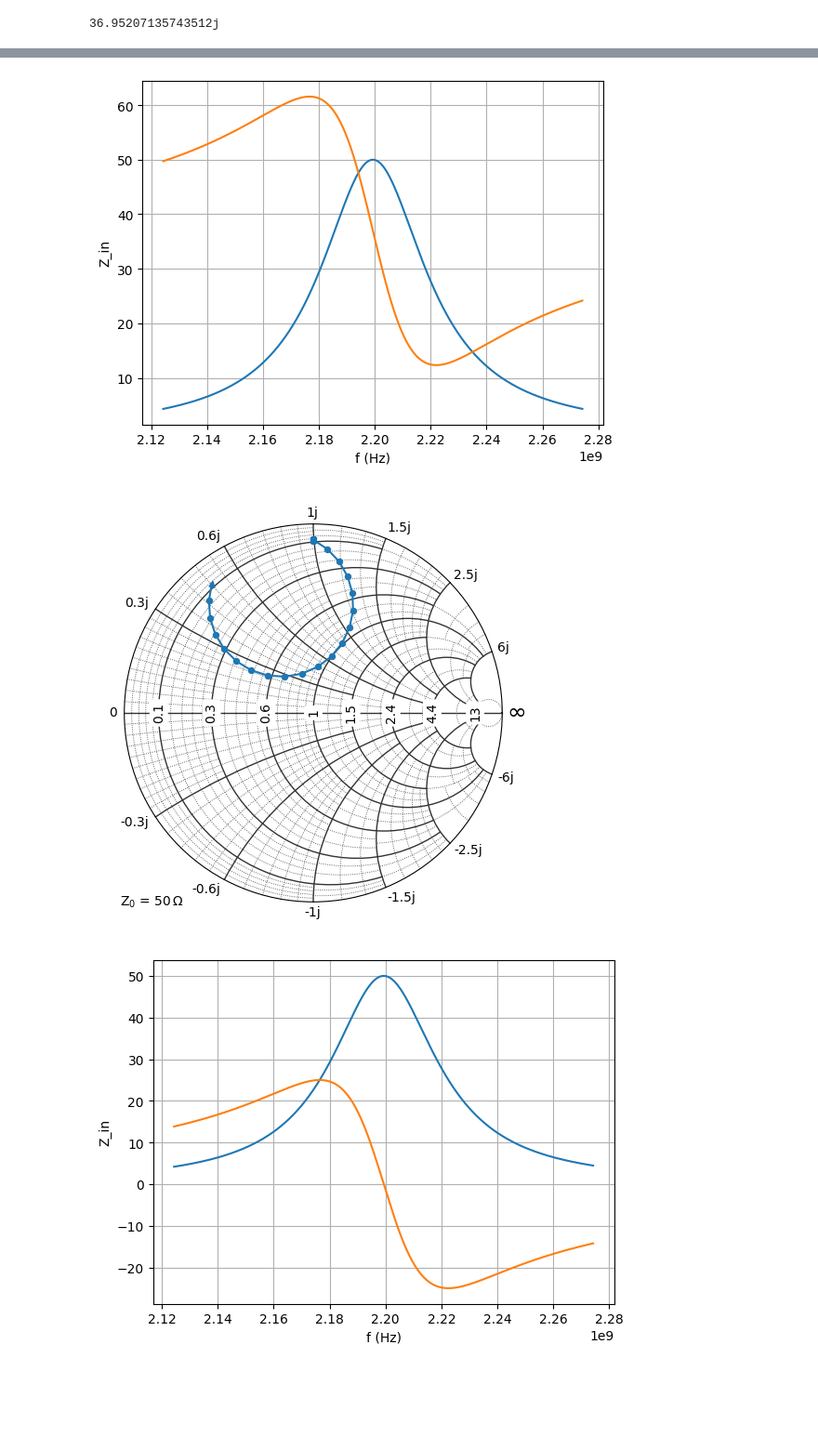
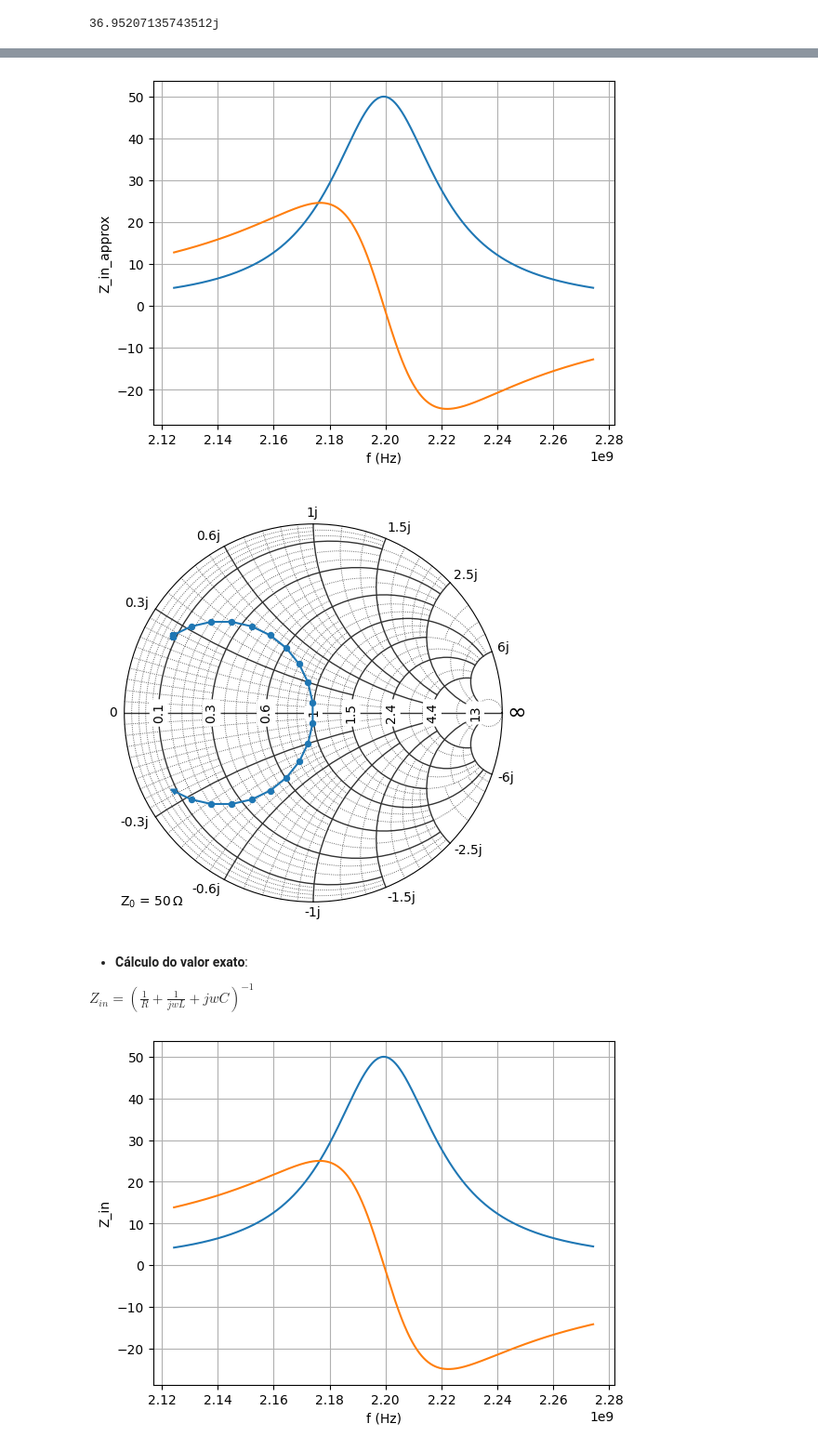
Before and after one commit to fbaltor/em-tools, a Jupyter notebook: resonator/resonators.ipynb, the cells around one changed output, grey strips where cells are left out. Shown at 93% size. Saved outputs shown, nothing was run; the diff lists cells and outputs as text; code cells hidden in the pictures; blank space fills up the shorter version.

```diff
--- a/resonator/resonators.ipynb
+++ b/resonator/resonators.ipynb
@@ -85,13 +102,3 @@ class RectangularResonator(object):
     def format_e(self, n):
         a = '%E' % n
         return a.split('E')[0].rstrip('0').rstrip('.') + 'E' + a.split('E')[1]
-# %%
-# Exercício Lab 6
-
-A = 45.95e-3
-B = A
-h = 1.6e-3
-
-epsilon_r = 4.4
-loss_tangent = 0.02
-condutancy = 5.8e7
@@ -153,6 +222,4 @@ X_L(f) # 36.95207135743512j
 # %%
-# f)
-
 # Approximation near w0
 
 R = 50
@@ -165,7 +232,7 @@ C = 1 / (w0**2 * L)
 def calculate_Z_in_near_resonance(delta_w):
     Z_in_unloaded = R / (1 + 2j * Q * delta_w/w0)
 
-    w = w0 + delta_w
+    w = delta_w
     f = w / (2*pi)
     Z_in = X_L(f) + Z_in_unloaded
 
@@ -173,21 +240,21 @@ def calculate_Z_in_near_resonance(delta_w):
 # %%
 # Rectangular plot
 
 delta_f = np.arange(-150e6/2, 150e6/2, 1e5)
 delta_w = delta_f * (2*pi)
 Z_in_near_resonance = calculate_Z_in_near_resonance(delta_w)
 
 fig, ax = plt.subplots()
 ax.plot(delta_f + f0, Z_in_near_resonance.real)
 ax.plot(delta_f + f0, Z_in_near_resonance.imag)
-ax.set(xlabel='f (Hz)', ylabel='Z_in')
+ax.set(xlabel='f (Hz)', ylabel='Z_in_approx')
 ax.grid()
 
 
 if save:
     plt.savefig("Z_in_near_resonance_rectangular.png")
 # %% [output]
-[figure, old version]
+[figure, new version]
 # %%
 # Smith plot
 
@@ -198,7 +265,11 @@ plt.plot(Z_in_near_resonance, equipoints=20, datatype=SmithAxes.Z_PARAMETER)
 if save:
     plt.savefig("Z_in_near_resonance_smith.png")
 # %% [output]
-[figure, old version]
+[figure, new version]
+# %% [markdown]
+- **Cálculo do valor exato**:
+
+$Z_{in} = (\frac{1}{R} + \frac{1}{jwL} + jwC)^{-1}$
 # %%
 # Exact value
 
```
Also changed, not shown: parts of 35 cells of this notebook, 3 other files.
